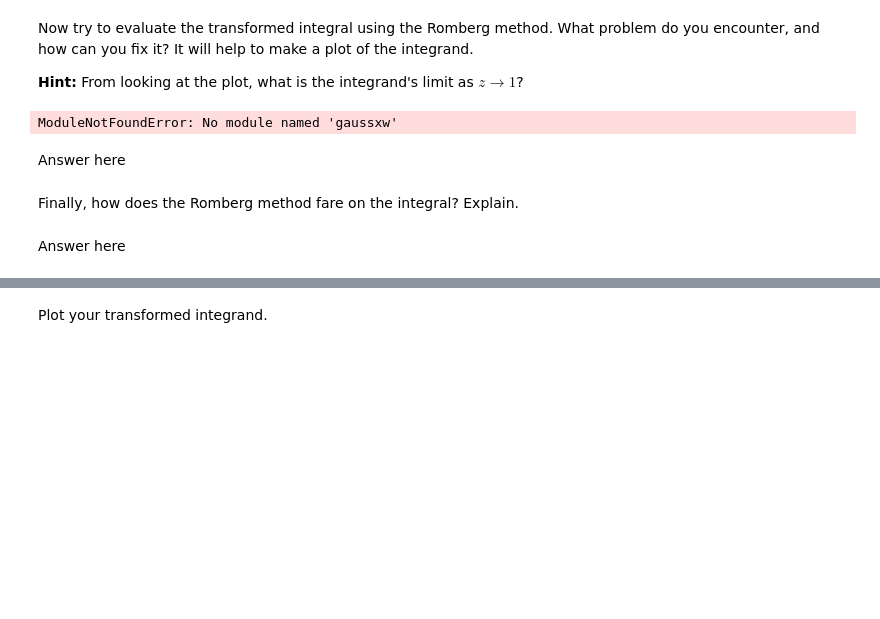
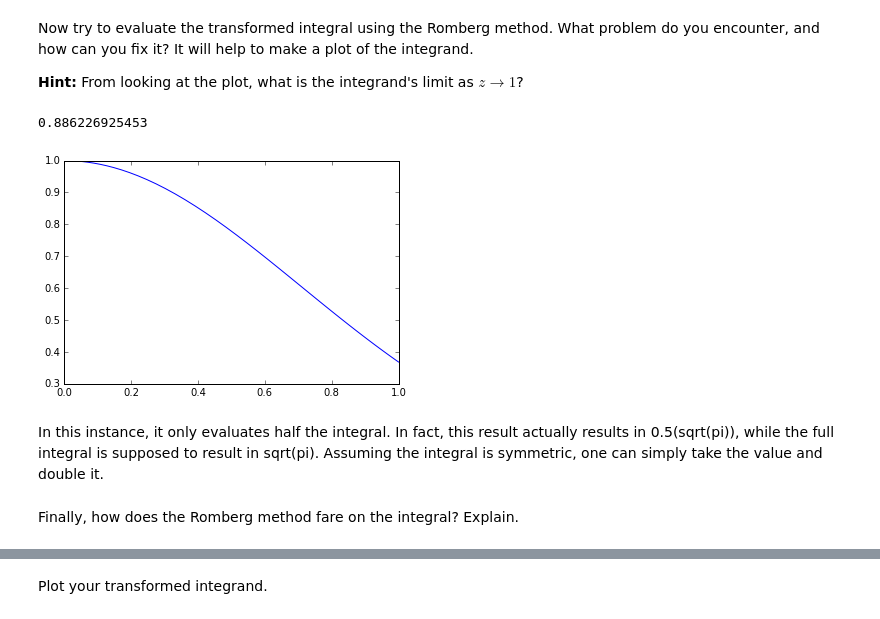
Before and after one commit to Ashardalon125/Weekly-Sessions, a Jupyter notebook: Weekly Session 5.ipynb, the cells around one changed output, grey strips where cells are left out. Cells and saved outputs as stored; diff of their text form; code cells hidden in the pictures; blank space fills up the shorter version.

```diff
--- a/Weekly Session 5.ipynb
+++ b/Weekly Session 5.ipynb
@@ -581,25 +581,37 @@ It will help to make a plot of the integrand.
 # %%
 #your code here
 import gaussxw
 from math import exp
+
+def integrandtres(x):
+    return np.exp(-(x**2))
 
 def f(z):
     return exp(-z**2/(1-z)**2)/(1-z)**2
 
 N=50
 a=0
 b=1
-x,w = gauss.xwgaussxwab(N,a,b)
+x,w = gaussxw.gaussxwab(N,a,b)
 s=0.0
 for k in range(N):
     s+=w[k]*f(x[k])
 
 print(s)
+
+y=[]
+numPoints=50
+for i in range(numPoints):
+    y.append(integrandtres(x[i]))
+
+plt.plot(x,y)
+plt.show()
 # %% [output]
-ModuleNotFoundError: No module named 'gaussxw'
+0.886226925453
+[figure, added]
-# %% [markdown]
-<div class=answer>
-<div/>
-Answer here
+# %% [markdown]
+<div class=answer>
+<div/>
+In this instance, it only evaluates half the integral. In fact, this result actually results in 0.5(sqrt(pi)), while the full integral is supposed to result in sqrt(pi). Assuming the integral is symmetric, one can simply take the value and double it.
 # %% [markdown]
 Finally, how does the Romberg method fare on the integral? Explain.
@@ -608,4 +617,0 @@ Finally, how does the Romberg method fare on the integral? Explain.
-# %% [markdown]
-<div class=answer>
-<div/>
-Answer here
```
Also changed, not shown: parts of 12 cells of this notebook, 1 other file.
